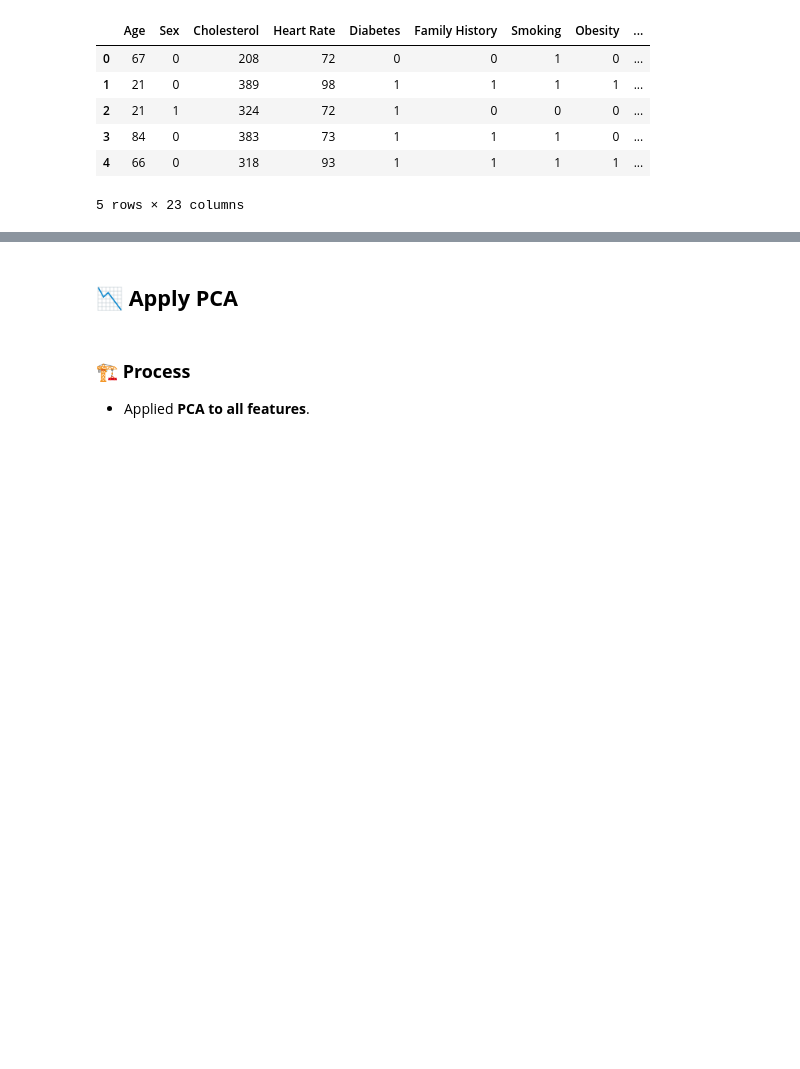
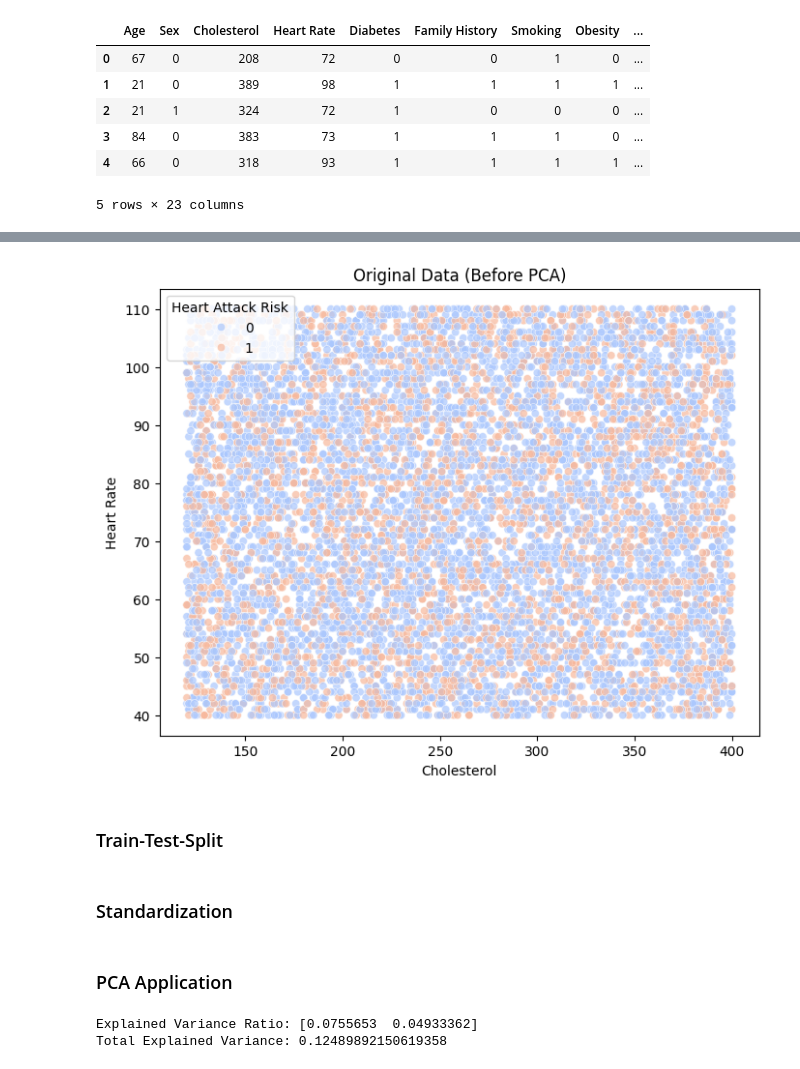
Before and after one commit to guppynib/group3-project2-03062025, a Jupyter notebook: PCA/PCA.ipynb, the cells around one changed output, grey strips where cells are left out. Cells and saved outputs as stored; diff of their text form; code cells hidden in the pictures; blank space fills up the shorter version.

```diff
--- a/PCA/PCA.ipynb
+++ b/PCA/PCA.ipynb
@@ -126,0 +119,18 @@ scaled_data = scaler.fit_transform(df_cleaned)
+# %%
+# Select two features for comparison (choose based on correlation)
+feature_x = "Cholesterol"  # Example feature
+feature_y = "Heart Rate"   # Example feature
+
+# Plot original data
+plt.figure(figsize=(8,6))
+sns.scatterplot(x=df_cleaned[feature_x], y=df_cleaned[feature_y], hue=df_cleaned["Heart Attack Risk"], palette="coolwarm", alpha=0.7)
+plt.xlabel(feature_x)
+plt.ylabel(feature_y)
+plt.title("Original Data (Before PCA)")
+plt.legend(title="Heart Attack Risk")
+plt.show()
+# %% [output]
+[figure, added]
+# %% [markdown]
+
+### Train-Test-Split
@@ -126,0 +142,2 @@ scaled_data = scaler.fit_transform(df_cleaned)
+# %% [markdown]
+### Standardization
@@ -127,6 +149,2 @@ scaled_data = scaler.fit_transform(df_cleaned)
 # %% [markdown]
-
-## 📉 **Apply PCA**
+### PCA Application
-# %% [markdown]
-### 🏗 **Process**
-- Applied **PCA to all features**.
@@ -132,0 +156,7 @@ scaled_data = scaler.fit_transform(df_cleaned)
+# %%
+# Print explained variance ratio
+print("Explained Variance Ratio:", pca.explained_variance_ratio_)
+print("Total Explained Variance:", sum(pca.explained_variance_ratio_))
+# %% [output]
+Explained Variance Ratio: [0.0755653  0.04933362]
+Total Explained Variance: 0.12489892150619358
```
Also changed, not shown: parts of 18 cells of this notebook, 5 other files.
